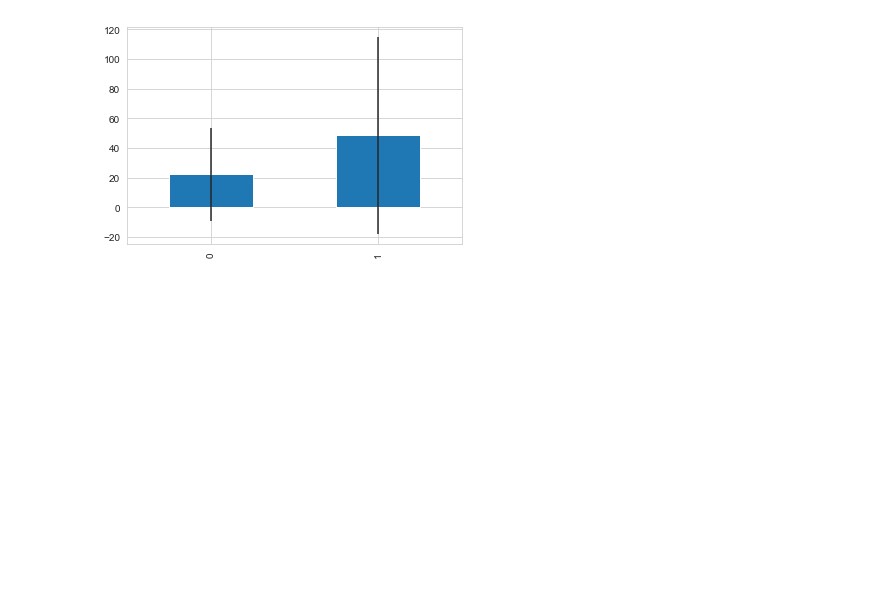
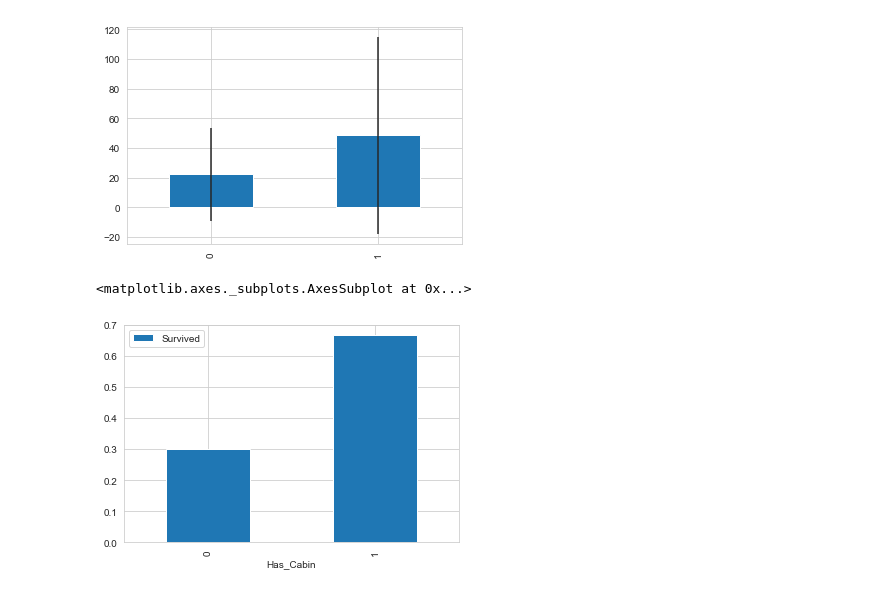
Before and after one commit to QQYES/kaggle_titanic, a Jupyter notebook: titanic_advanced.ipynb, the cells around one changed output. Drawn from its saved outputs; the diff is of its cells as text; code cells hidden in the pictures; blank space fills up the shorter version.

```diff
--- a/titanic_advanced.ipynb
+++ b/titanic_advanced.ipynb
@@ -351,3 +351,11 @@ average_fare.plot(yerr=std_fare,kind='bar',legend=False)
 plt.show()
 # %% [output]
 [figure]
+# %%
+# Replace missing values with "U0"
+train_data.loc[train_data.Cabin.isnull(),'Cabin'] = 'U0'
+train_data['Has_Cabin'] = train_data['Cabin'].apply(lambda x: 0 if x == 'U0' else 1)
+train_data[['Has_Cabin','Survived']].groupby(['Has_Cabin']).mean().plot.bar()
+# %% [output]
+<matplotlib.axes._subplots.AxesSubplot at 0x...>
+[figure, added]
```
Also changed, not shown: parts of 8 cells of this notebook.
